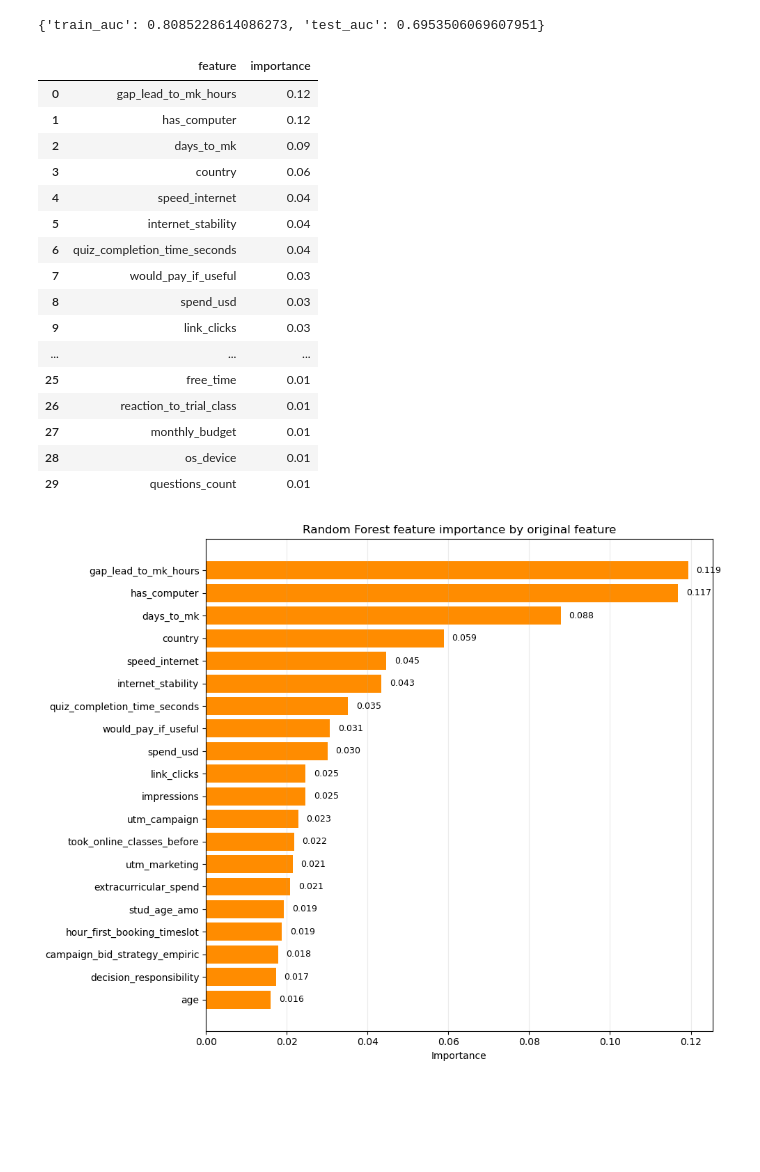
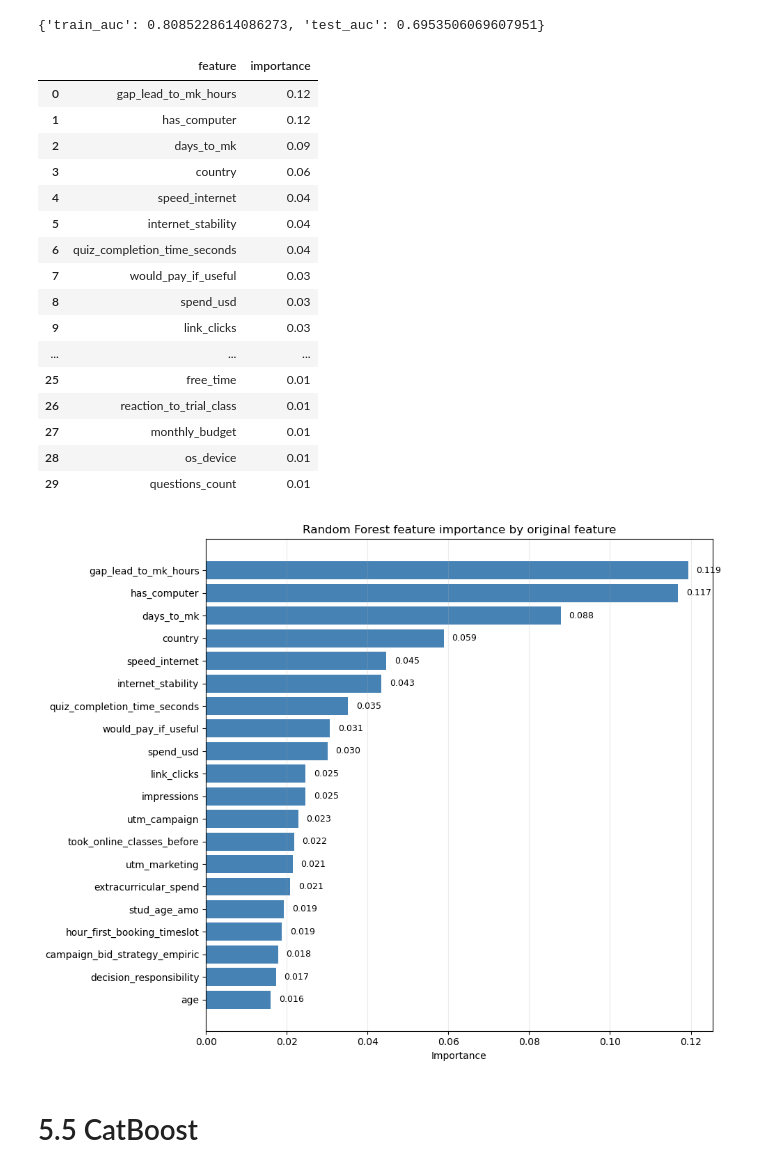
Before and after one commit to AlinaYakubova/Thesis_DTM_Trial_Class_Prediction, a Jupyter notebook: Main_script_diploma.ipynb, the cells around one changed output. Saved outputs shown, nothing was run; the diff lists cells and outputs as text; code cells hidden in the pictures; blank space fills up the shorter version.

```diff
--- a/Main_script_diploma.ipynb
+++ b/Main_script_diploma.ipynb
@@ -218,7 +218,8 @@ plt.figure(figsize=(6, 4))
 
 ax = sns.barplot(
     x=target_counts.index.astype(str),
-    y=target_counts.values
+    y=target_counts.values,
+    color="steelblue",
 )
 
 max_count = target_counts.max()
@@ -1728,7 +1729,7 @@ fig, ax = plt.subplots(figsize=(10, 8))
 ax.barh(
     top_rf_features["feature"],
     top_rf_features["importance"],
-    color="darkorange",
+    color="steelblue",
 )
 ax.set_title("Random Forest feature importance by original feature")
 ax.set_xlabel("Importance")
@@ -1740,31 +1741,33 @@ for patch in ax.patches:
     width = patch.get_width()
     ax.text(
         width + 0.002,
         patch.get_y() + patch.get_height() / 2,
         f"{width:.3f}",
         va="center",
         ha="left",
         fontsize=9,
     )
 
 plt.tight_layout()
 plt.show()
 # %% [output]
 |  | feature | importance |
 | 0 | gap_lead_to_mk_hours | 0.12 |
 | 1 | has_computer | 0.12 |
 | 2 | days_to_mk | 0.09 |
 | 3 | country | 0.06 |
 | 4 | speed_internet | 0.04 |
 | 5 | internet_stability | 0.04 |
 | 6 | quiz_completion_time_seconds | 0.04 |
 | 7 | would_pay_if_useful | 0.03 |
 | 8 | spend_usd | 0.03 |
 | 9 | link_clicks | 0.03 |
 | ... | ... | ... |
 | 25 | free_time | 0.01 |
 | 26 | reaction_to_trial_class | 0.01 |
 | 27 | monthly_budget | 0.01 |
 | 28 | os_device | 0.01 |
 | 29 | questions_count | 0.01 |
-[figure, old version]
+[figure, new version]
+# %% [markdown]
+# 5.5 CatBoost
```
Also changed, not shown: parts of 16 cells of this notebook.
